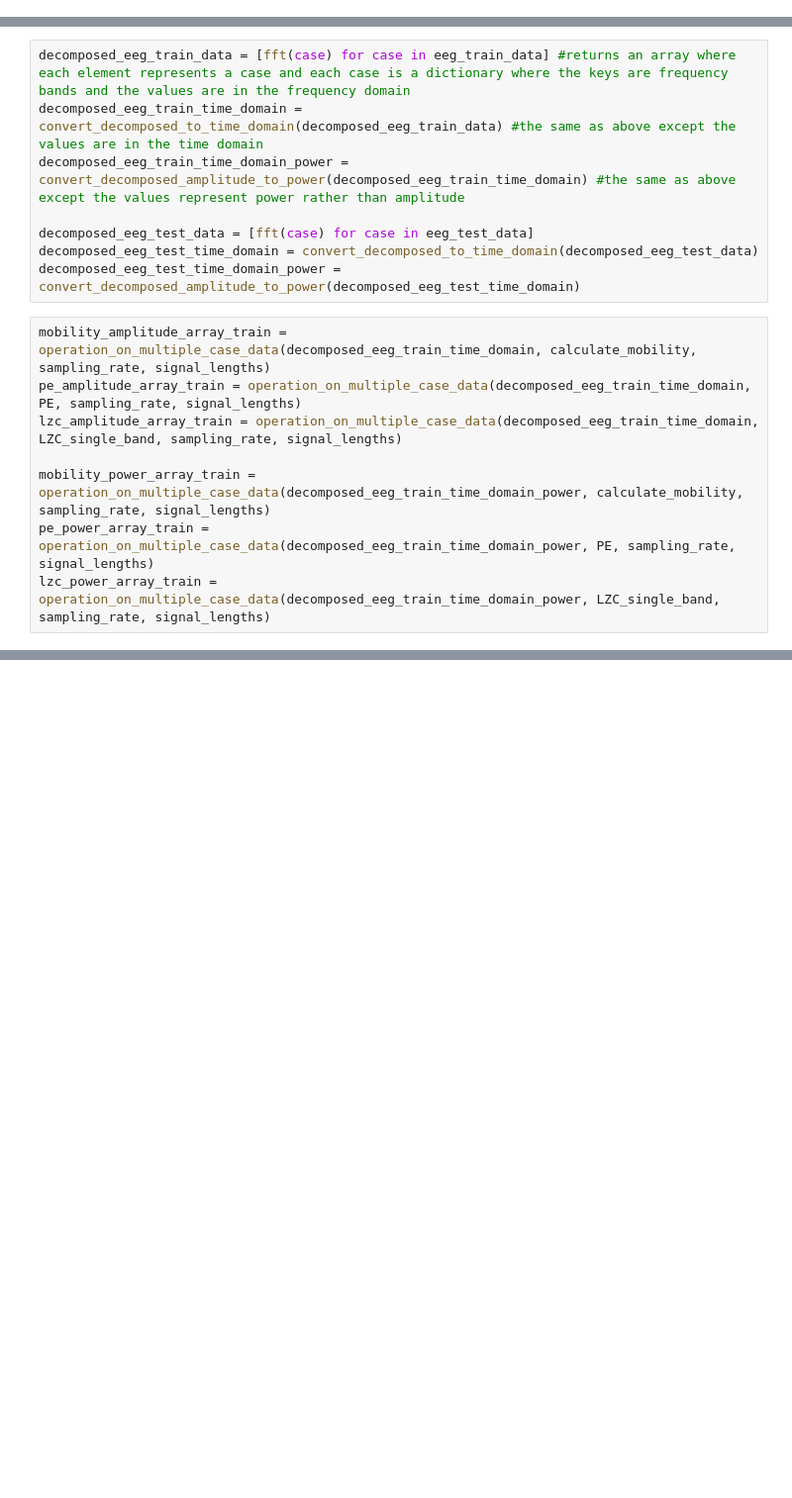
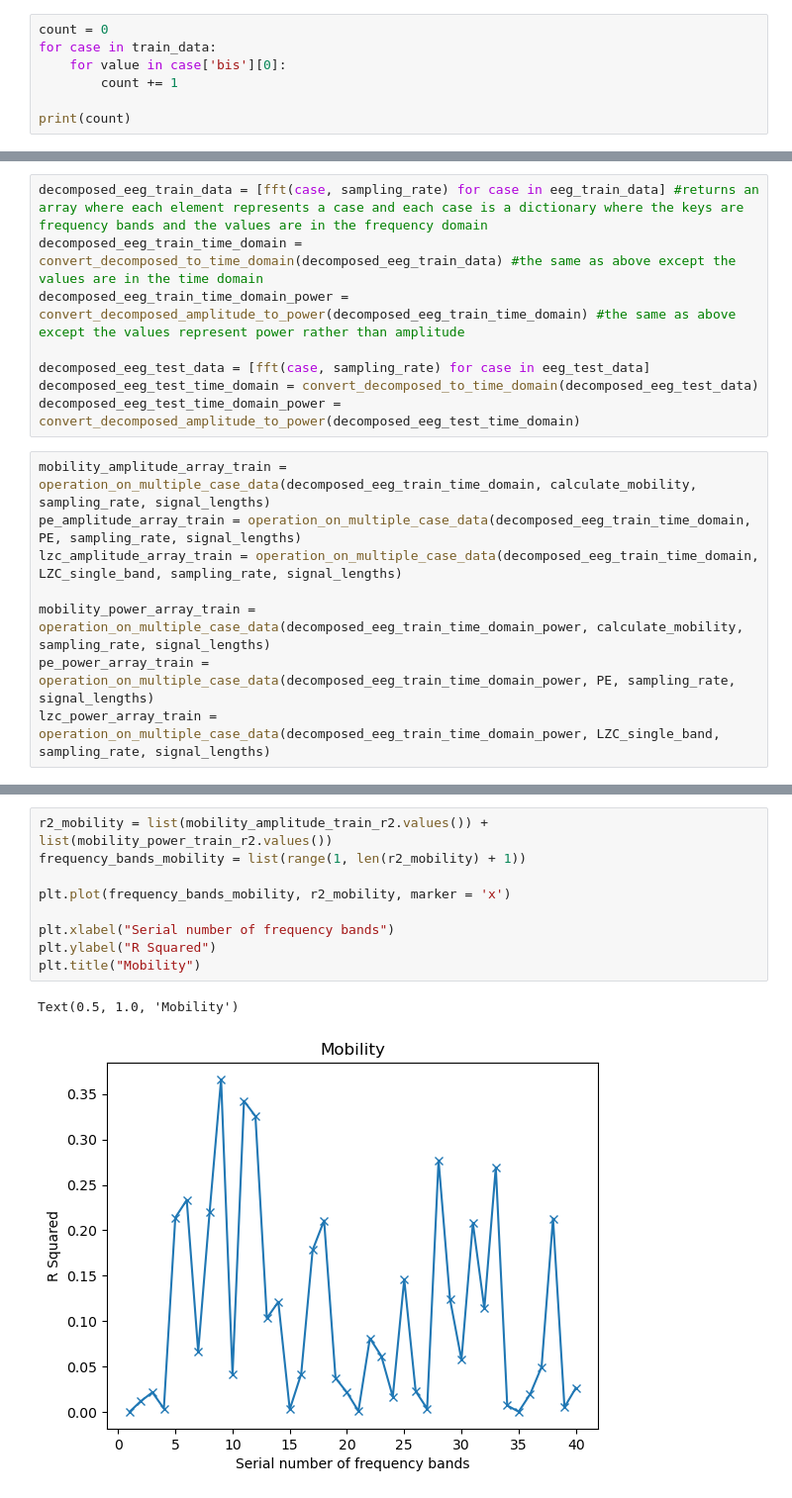
Before and after one commit to callummckee/DoA-from-EEG, a Jupyter notebook: main.ipynb, the cells around one changed output, grey strips where cells are left out. Shown at 99% size. Cells and saved outputs as stored; diff of their text form; blank space fills up the shorter version.

Commit message:
more frequency bands, graphs

```diff
--- a/main.ipynb
+++ b/main.ipynb
@@ -36,3 +55,10 @@ eeg_test_data = [case['EEG'] for case in test_data]
 bis_test_data = [case['bis'] for case in train_data]
 
 signal_lengths = [len(case[0]) for case in eeg_train_data]
+# %%
+count = 0
+for case in train_data:
+    for value in case['bis'][0]:
+        count += 1
+
+print(count)
@@ -39,9 +67,9 @@ signal_lengths = [len(case[0]) for case in eeg_train_data]
 # %%
-decomposed_eeg_train_data = [fft(case) for case in eeg_train_data] #returns an array where each element represents a case and each case is a dictionary where the keys are frequency bands and the values are in the frequency domain
+decomposed_eeg_train_data = [fft(case, sampling_rate) for case in eeg_train_data] #returns an array where each element represents a case and each case is a dictionary where the keys are frequency bands and the values are in the frequency domain
 decomposed_eeg_train_time_domain = convert_decomposed_to_time_domain(decomposed_eeg_train_data) #the same as above except the values are in the time domain
 decomposed_eeg_train_time_domain_power = convert_decomposed_amplitude_to_power(decomposed_eeg_train_time_domain) #the same as above except the values represent power rather than amplitude
 
-decomposed_eeg_test_data = [fft(case) for case in eeg_test_data]
+decomposed_eeg_test_data = [fft(case, sampling_rate) for case in eeg_test_data]
 decomposed_eeg_test_time_domain = convert_decomposed_to_time_domain(decomposed_eeg_test_data)
 decomposed_eeg_test_time_domain_power = convert_decomposed_amplitude_to_power(decomposed_eeg_test_time_domain)
 # %%
@@ -78,0 +125,12 @@ print(f'lzc power train r2 {lzc_power_train_r2}')
+# %%
+r2_mobility = list(mobility_amplitude_train_r2.values()) + list(mobility_power_train_r2.values())
+frequency_bands_mobility = list(range(1, len(r2_mobility) + 1))
+
+plt.plot(frequency_bands_mobility, r2_mobility, marker = 'x')
+
+plt.xlabel("Serial number of frequency bands")
+plt.ylabel("R Squared")
+plt.title("Mobility")
+# %% [output]
+Text(0.5, 1.0, 'Mobility')
+[figure, added]
```
Also changed, not shown: parts of 7 cells of this notebook, 4 other files.
